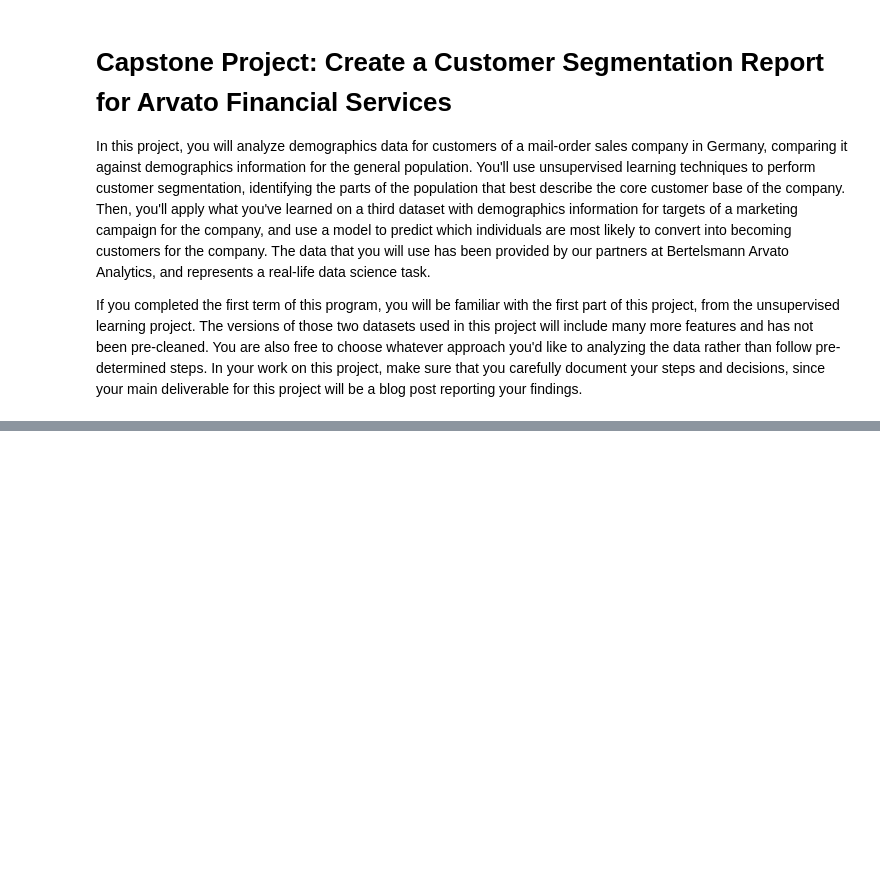
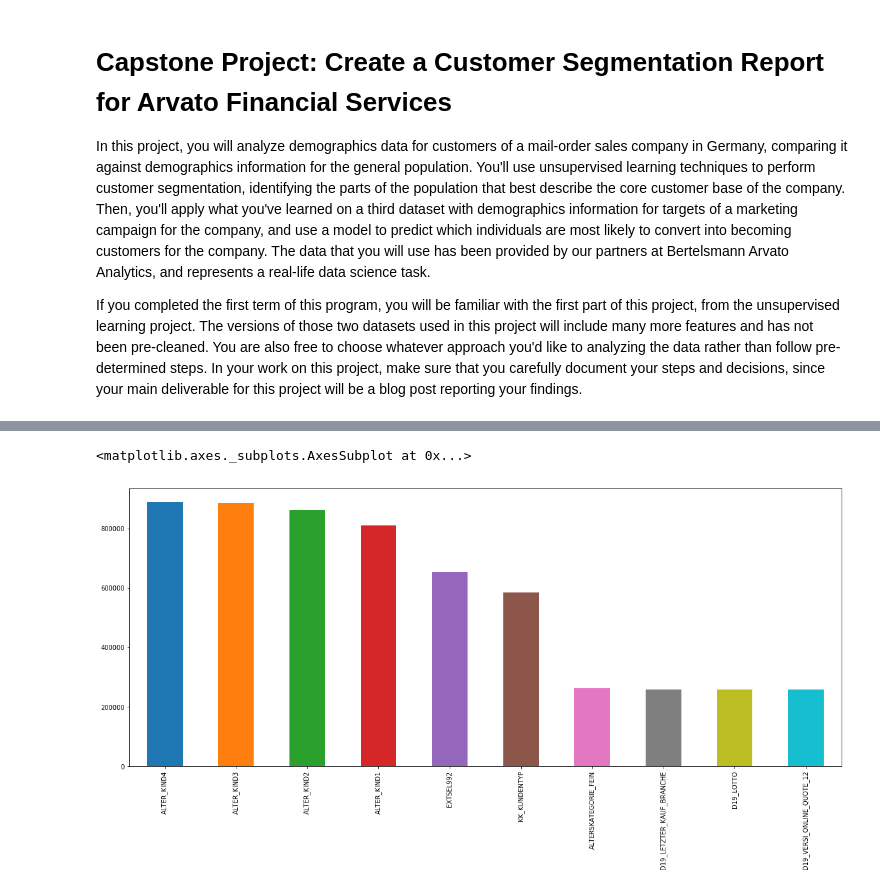
Before and after one commit to ranjeetraj2005/dsnd_term2_arvato_project, a Jupyter notebook: Arvato_Project_model.ipynb, the cells around one changed output, grey strips where cells are left out. Saved outputs shown, nothing was run; the diff lists cells and outputs as text; code cells hidden in the pictures; blank space fills up the shorter version.

```diff
--- a/Arvato_Project_model.ipynb
+++ b/Arvato_Project_model.ipynb
@@ -18,0 +74,7 @@ https://viewqk2nn0jlef.udacity-student-workspaces.com/edit/Udacity_AZDIAS_052018
+# %%
+%%time
+# load in the data
+chunksize = 50000
+
+chunk_file = pd.read_csv('../../data/Term2/capstone/arvato_data/Udacity_AZDIAS_052018.csv', sep=';', chunksize=chunksize, iterator=True)
+azdias = pd.concat(chunk_file, ignore_index=True)
@@ -18,0 +128,6 @@ https://viewqk2nn0jlef.udacity-student-workspaces.com/edit/Udacity_AZDIAS_052018
+# %%
+# find number of missing/null data in azdias
+azdias_null = azdias.isnull().sum()
+print('total null azdias:', azdias_null)
+azdias_null_percent = azdias_null / len(azdias) * 100
+print('total null % azdias:', azdias_null_percent)
@@ -18,0 +152,6 @@ https://viewqk2nn0jlef.udacity-student-workspaces.com/edit/Udacity_AZDIAS_052018
+# %%
+# visualise natually missing data
+(azdias_null.sort_values(ascending=False)[:10].plot(kind='bar', figsize=(20,8), fontsize=10))
+# %% [output]
+<matplotlib.axes._subplots.AxesSubplot at 0x...>
+[figure, added]
```
Also changed, not shown: parts of 108 cells of this notebook.
